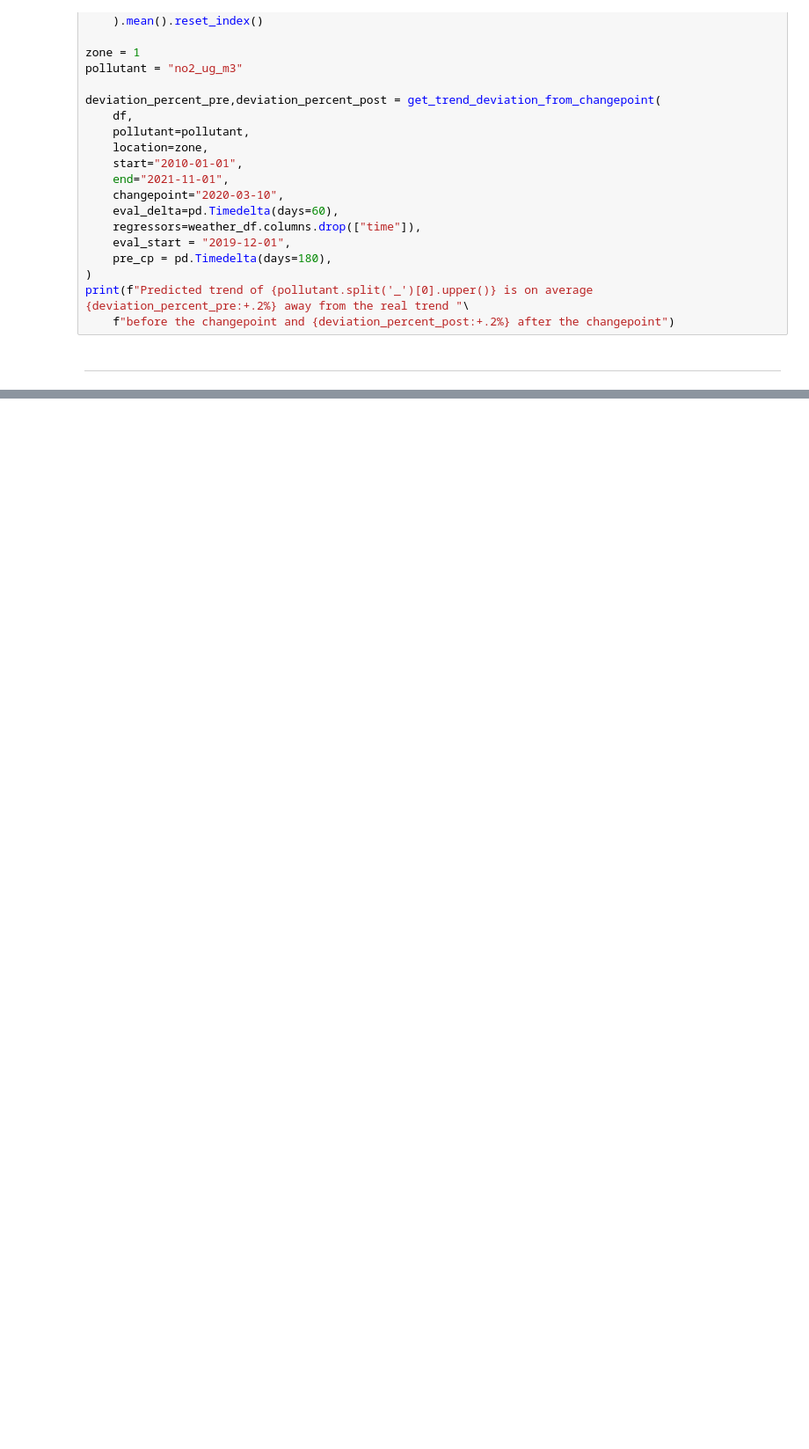
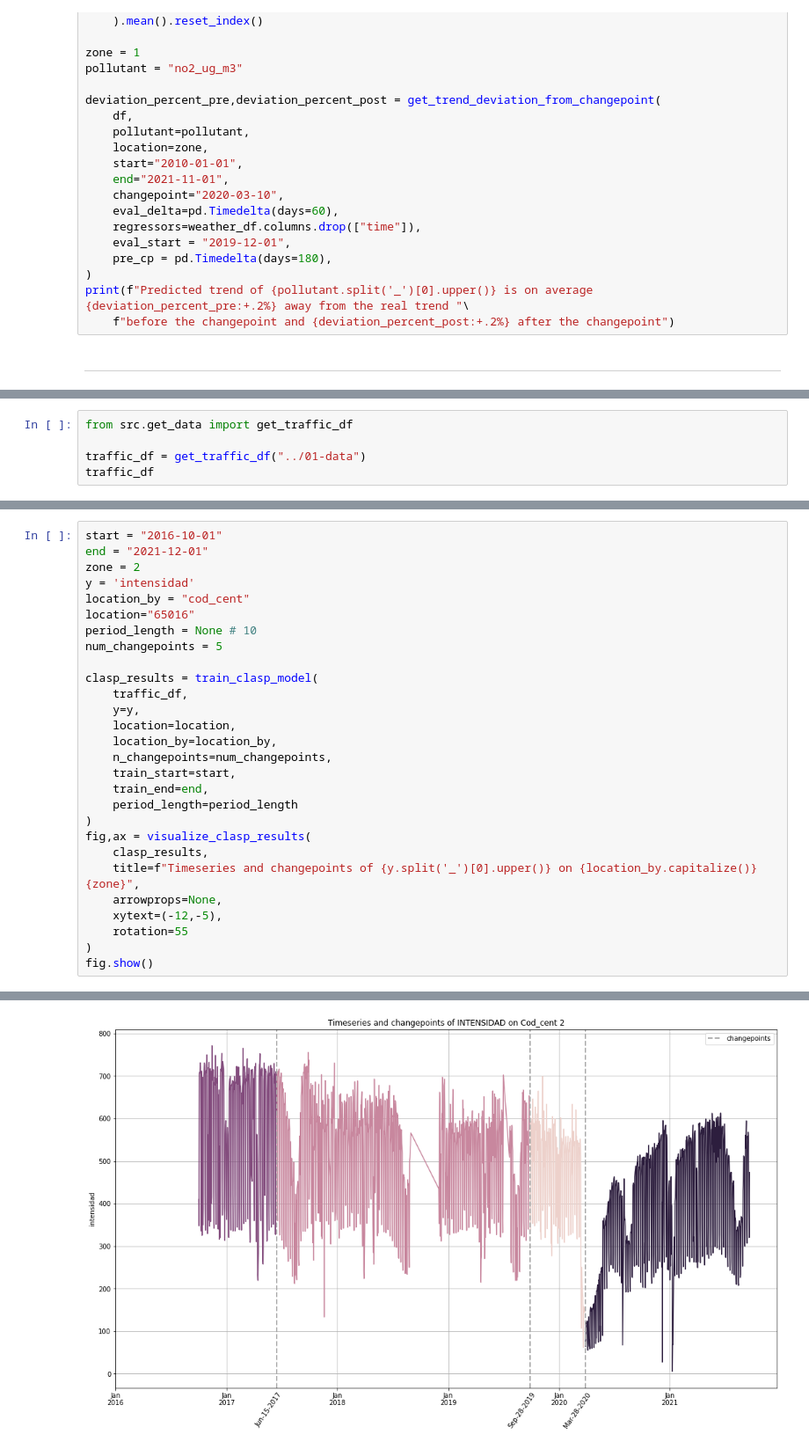
Before and after one commit to simonsanvil/Madrid-AirQuality-Analysis, a Jupyter notebook: notebooks/08-change_point_detection.ipynb, the cells around one changed output, grey strips where cells are left out. Shown at 88% size. Drawn from its saved outputs; the diff is of its cells as text; blank space fills up the shorter version.

```diff
--- a/notebooks/08-change_point_detection.ipynb
+++ b/notebooks/08-change_point_detection.ipynb
@@ -137,0 +146,5 @@ print(f"Predicted trend of {pollutant.split('_')[0].upper()} is on average {devi
+# %%
+from src.get_data import get_traffic_df
+
+traffic_df = get_traffic_df("../01-data")
+traffic_df
@@ -137,0 +176,29 @@ print(f"Predicted trend of {pollutant.split('_')[0].upper()} is on average {devi
+# %%
+start = "2016-10-01"
+end = "2021-12-01"
+zone = 2
+y = 'intensidad'
+location_by = "cod_cent"
+location="65016"
+period_length = None # 10
+num_changepoints = 5
+
+clasp_results = train_clasp_model(
+    traffic_df,
+    y=y,
+    location=location,
+    location_by=location_by,
+    n_changepoints=num_changepoints,
+    train_start=start,
+    train_end=end,
+    period_length=period_length
+)
+fig,ax = visualize_clasp_results(
+    clasp_results,
+    title=f"Timeseries and changepoints of {y.split('_')[0].upper()} on {location_by.capitalize()} {zone}",
+    arrowprops=None,
+    xytext=(-12,-5),
+    rotation=55
+)
+fig.show()
+# %% [output]
@@ -137,0 +208 @@ print(f"Predicted trend of {pollutant.split('_')[0].upper()} is on average {devi
+[figure, added]
```
Also changed, not shown: parts of 8 cells of this notebook.
